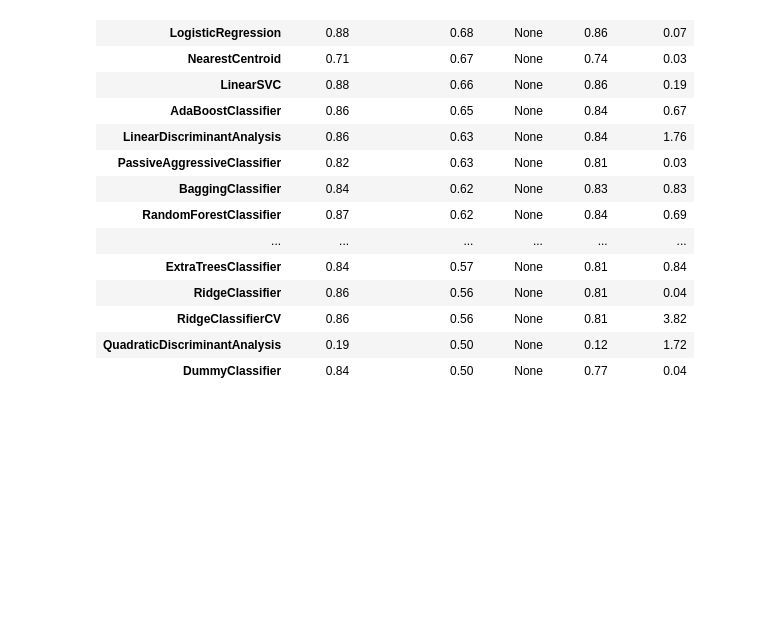
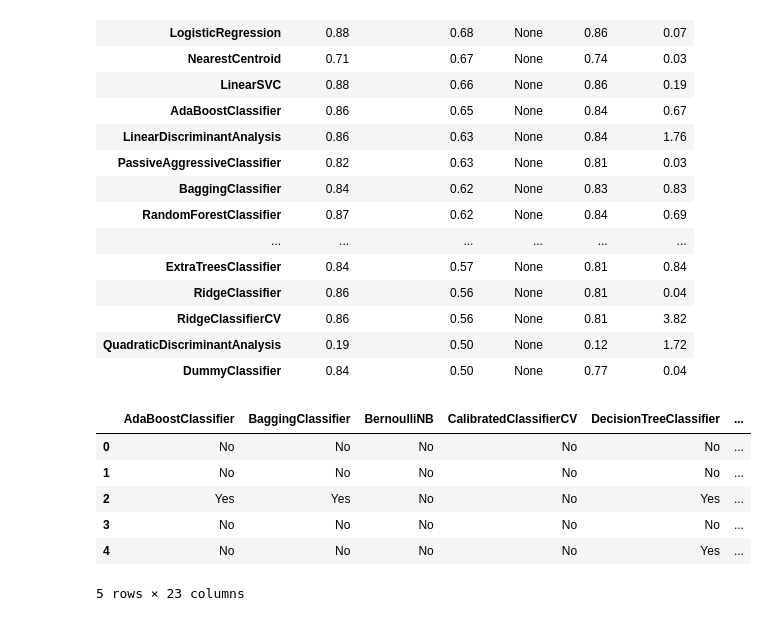
Before and after one commit to Varun988/ML_and_Datascience, a Jupyter notebook: HR_Employee_Attrition.ipynb, the cells around one changed output. Saved outputs shown, nothing was run; the diff lists cells and outputs as text; code cells hidden in the pictures; blank space fills up the shorter version.

```diff
--- a/HR_Employee_Attrition.ipynb
+++ b/HR_Employee_Attrition.ipynb
@@ -427,3 +427,13 @@ And if memory is not enough, you can set `force_col_wise=true`.
 | RidgeClassifierCV | 0.86 | 0.56 | None | 0.81 | 3.82 |
 | QuadraticDiscriminantAnalysis | 0.19 | 0.50 | None | 0.12 | 1.72 |
 | DummyClassifier | 0.84 | 0.50 | None | 0.77 | 0.04 |
+# %%
+predictions.head()
+# %% [output]
+|  | AdaBoostClassifier | BaggingClassifier | BernoulliNB | CalibratedClassifierCV | DecisionTreeClassifier | ... |
+| 0 | No | No | No | No | No | ... |
+| 1 | No | No | No | No | No | ... |
+| 2 | Yes | Yes | No | No | Yes | ... |
+| 3 | No | No | No | No | No | ... |
+| 4 | No | No | No | No | Yes | ... |
+5 rows × 23 columns
```
Also changed, not shown: parts of 1 cell of this notebook.
